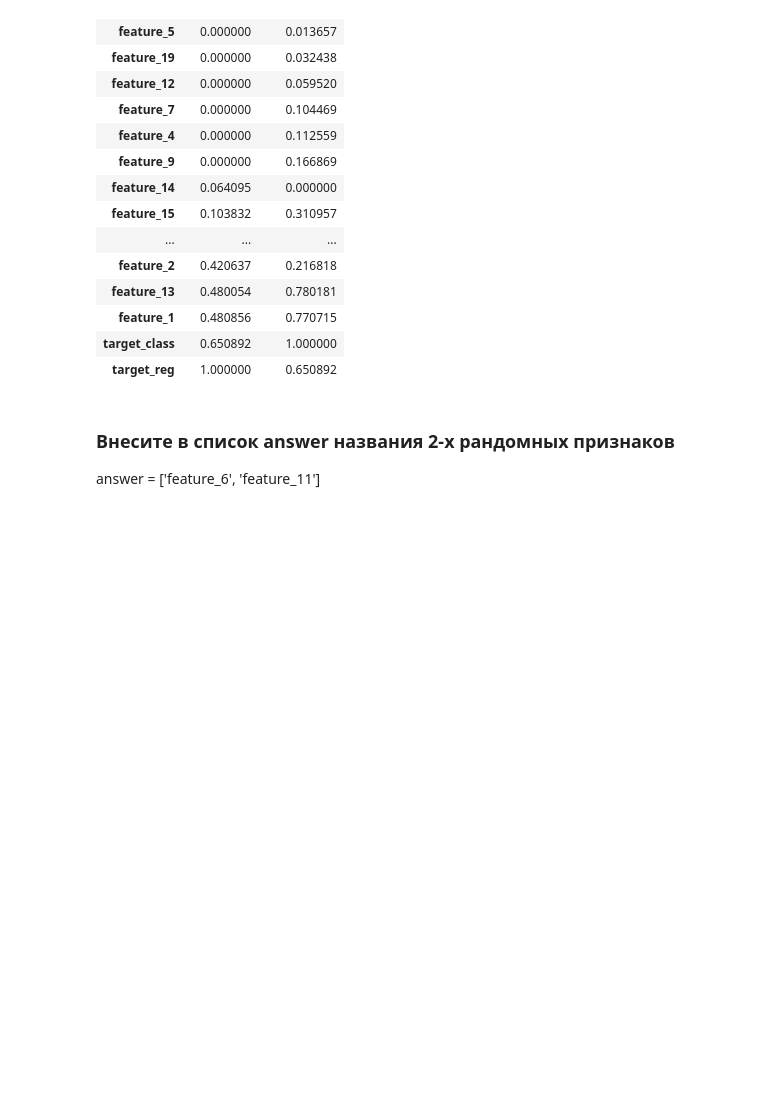
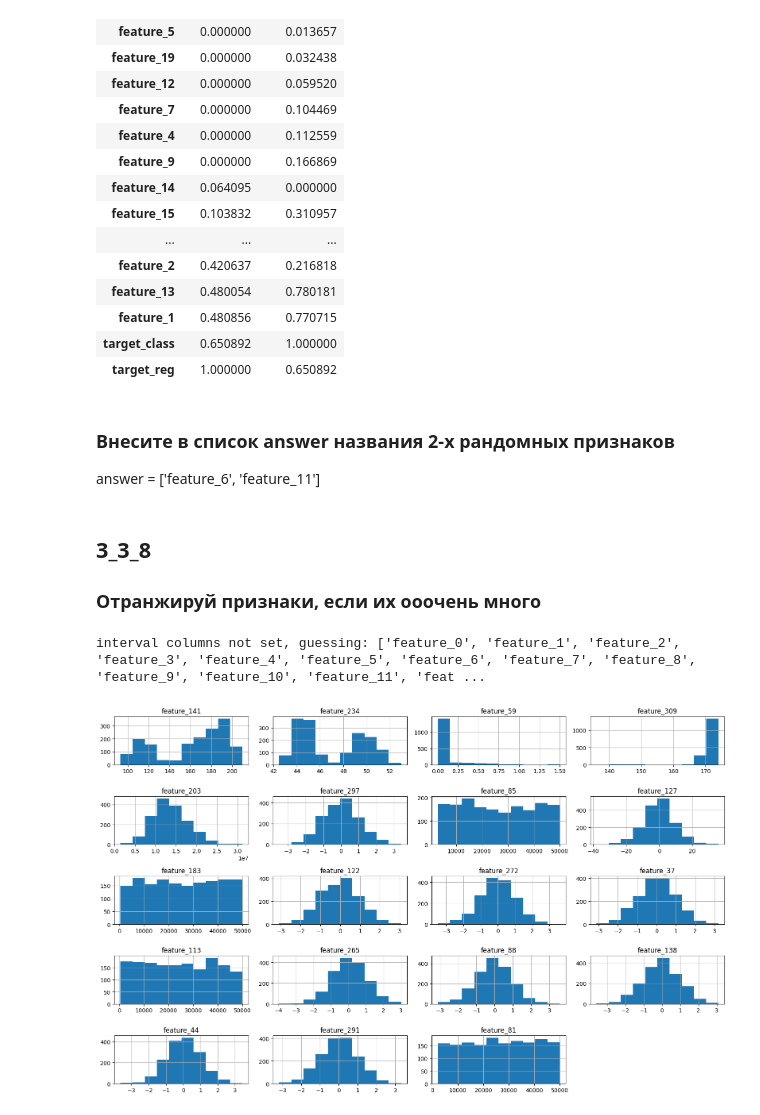
Before and after one commit to meshvedov/competition-ds, a Jupyter notebook: 3_3_Feature_Selection_HW.ipynb, the cells around one changed output. Cells and saved outputs as stored; diff of their text form; code cells hidden in the pictures; blank space fills up the shorter version.

```diff
--- a/3_3_Feature_Selection_HW.ipynb
+++ b/3_3_Feature_Selection_HW.ipynb
@@ -428,3 +440,20 @@ interval columns not set, guessing: ['feature_0', 'feature_1', 'feature_2', 'fea
 # %% [markdown]
 ### Внесите в список answer названия 2-х рандомных признаков
 answer = ['feature_6', 'feature_11']
+# %% [markdown]
+## 3_3_8
+### Отранжируй признаки, если их ооочень много
+# %%
+path = 'https://stepik.org/media/attachments/lesson/779915/fs_task3_310f.csv'
+df = pd.read_csv(path)
+# %%
+phik_over = df.phik_matrix()
+# %% [output]
+interval columns not set, guessing: ['feature_0', 'feature_1', 'feature_2', 'feature_3', 'feature_4', 'feature_5', 'feature_6', 'feature_7', 'feature_8', 'feature_9', 'feature_10', 'feature_11', 'feat ...
+# %%
+list_ftr = phik_over[['target']].sort_values('target', ascending=False).iloc[:20].index.tolist()
+# %%
+df[list_ftr].hist(figsize=(16,10),layout=(-1, 4))
+plt.tight_layout();
+# %% [output]
+[figure, added]
```
Also changed, not shown: parts of 8 cells of this notebook.
